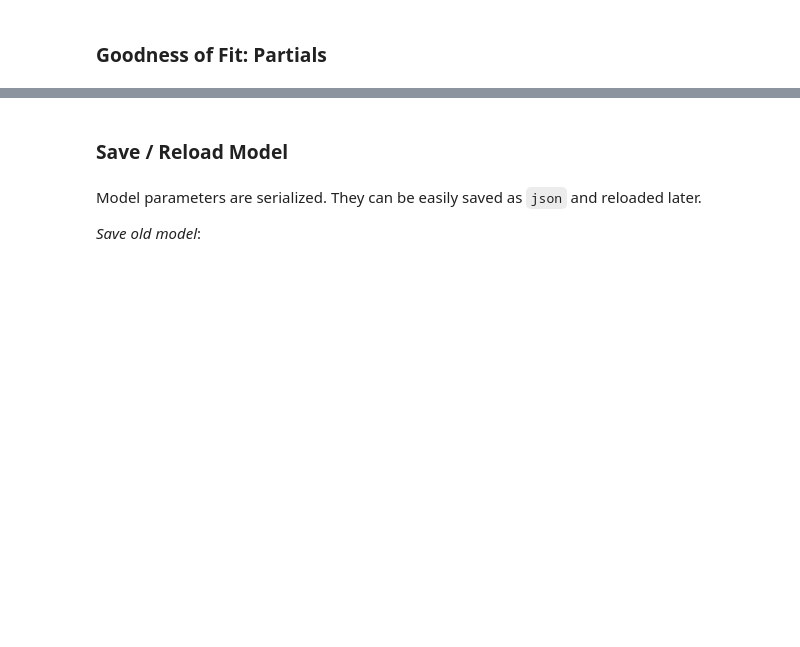
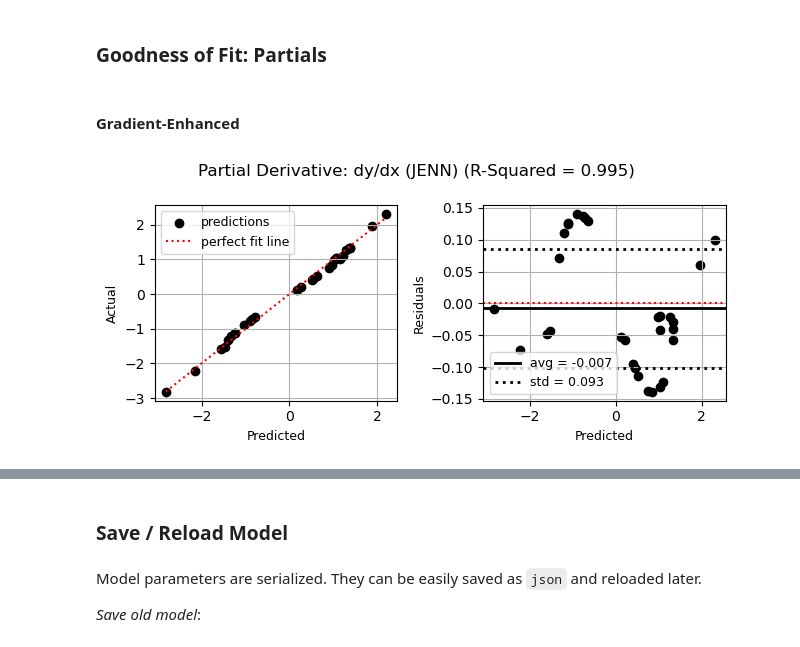
Before and after one commit to shb84/JENN, a Jupyter notebook: notebooks/demo_1_sinusoid.ipynb, the cells around one changed output, grey strips where cells are left out. Cells and saved outputs as stored; diff of their text form; code cells hidden in the pictures; blank space fills up the shorter version.

```diff
--- a/notebooks/demo_1_sinusoid.ipynb
+++ b/notebooks/demo_1_sinusoid.ipynb
@@ -72,0 +71,10 @@ jenn.utils.plot.sensitivity_profiles(
+# %% [markdown]
+#### Gradient-Enhanced
+# %%
+jenn.utils.plot.goodness_of_fit(
+    y_true=dydx_test[0],
+    y_pred=genn.predict_partials(x_test)[0],
+    title="Partial Derivative: dy/dx (JENN)"
+)
+# %% [output]
+[figure, added]
```
Also changed, not shown: parts of 5 cells of this notebook, 21 other files.
